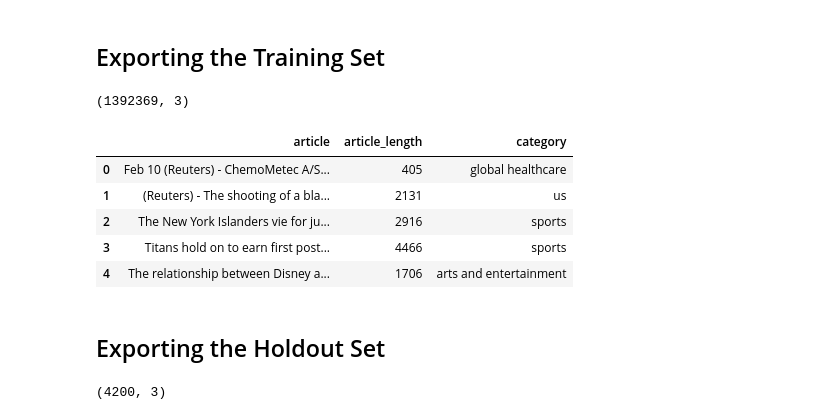
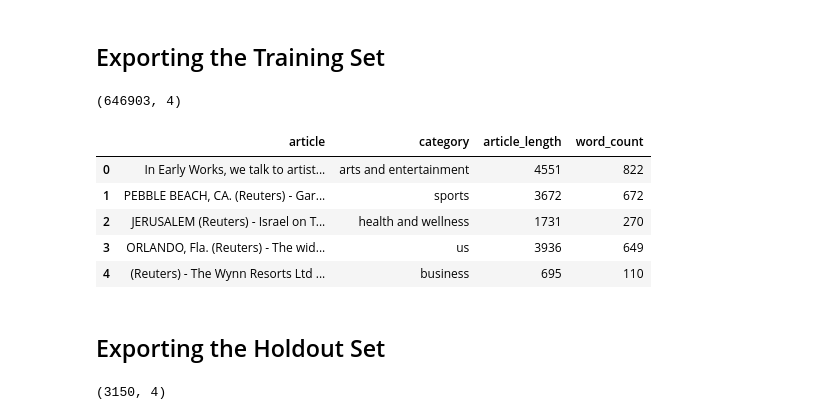
Before and after one commit to maevadevs/Whats-In-The-News, a Jupyter notebook: notebooks/101. Export AllTheNews21_Training and AllTheNews21_Holdout From Postgre to CSV.ipynb, the cells around one changed output. Drawn from its saved outputs; the diff is of its cells as text; code cells hidden in the pictures.

```diff
--- a/notebooks/101. Export AllTheNews21_Training and AllTheNews21_Holdout From Postgre to CSV.ipynb
+++ b/notebooks/101. Export AllTheNews21_Training and AllTheNews21_Holdout From Postgre to CSV.ipynb
@@ -31,26 +31,29 @@ engine = create_engine(connection_string)
 # %%
 # AllTheNews21_Training Dataset
 q = """
 SELECT
     article,
+    category,
     article_length,
-    category
+    word_count
 FROM public."AllTheNews21"
-WHERE is_holdout = false
-AND category IS NOT NULL
+WHERE is_good_article = true
+AND is_holdout = false
+AND category is not null
+AND year >= 2018
 """
 
 AllTheNews21_Training = pd.read_sql(q, con=engine)
 display(AllTheNews21_Training.shape)
 display(AllTheNews21_Training.head())
 # %% [output]
-(1392369, 3)
+(646903, 4)
-|  | article | article_length | category |
-| 0 | Feb 10 (Reuters) - ChemoMetec A/S... | 405 | global healthcare |
-| 1 | (Reuters) - The shooting of a bla... | 2131 | us |
-| 2 | The New York Islanders vie for ju... | 2916 | sports |
-| 3 | Titans hold on to earn first post... | 4466 | sports |
-| 4 | The relationship between Disney a... | 1706 | arts and entertainment |
+|  | article | category | article_length | word_count |
+| 0 | In Early Works, we talk to artist... | arts and entertainment | 4551 | 822 |
+| 1 | PEBBLE BEACH, CA. (Reuters) - Gar... | sports | 3672 | 672 |
+| 2 | JERUSALEM (Reuters) - Israel on T... | health and wellness | 1731 | 270 |
+| 3 | ORLANDO, Fla. (Reuters) - The wid... | us | 3936 | 649 |
+| 4 | (Reuters) - The Wynn Resorts Ltd ... | business | 695 | 110 |
 # %%
 # Export AllTheNews21_Training to CSV
 AllTheNews21_Training.to_csv("../clean-datasets/exported-from-db/AllTheNews21_Training.csv")
@@ -61,17 +64,20 @@ AllTheNews21_Training.to_csv("../clean-datasets/exported-from-db/AllTheNews21_Tr
 q = """
 SELECT
     article,
+    category,
     article_length,
-    category
+    word_count
 FROM public."AllTheNews21"
-WHERE is_holdout = true
-AND category IS NOT NULL
+WHERE is_good_article = true
+AND is_holdout = true
+AND category is not null
+AND year >= 2018
 """
 
 AllTheNews21_Holdout = pd.read_sql(q, con=engine)
 display(AllTheNews21_Holdout.shape)
 # %% [output]
-(4200, 3)
+(3150, 4)
 # %%
 # Export AllTheNews21_Holdout to CSV
 AllTheNews21_Holdout.to_csv("../clean-datasets/exported-from-db/AllTheNews21_Holdout.csv")
```
Also changed, not shown: 3 other files.
